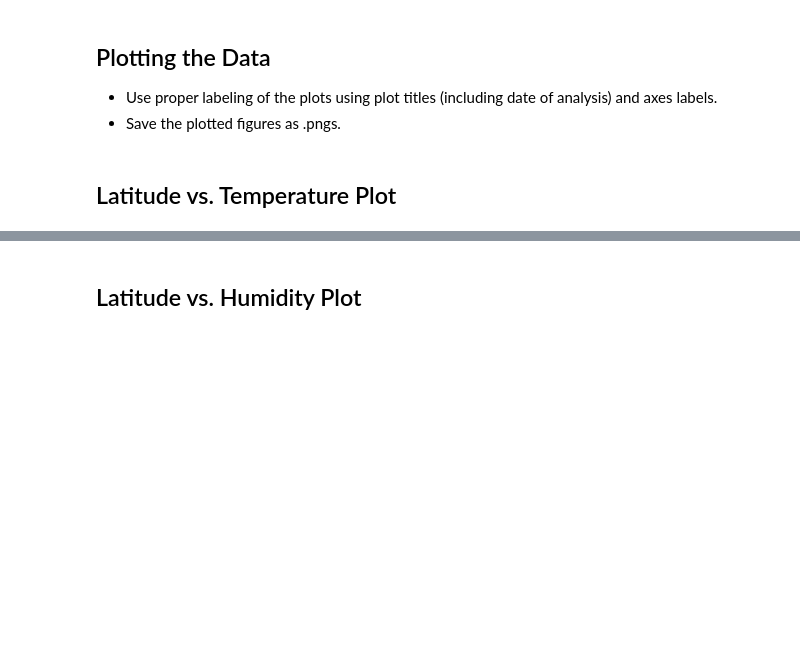
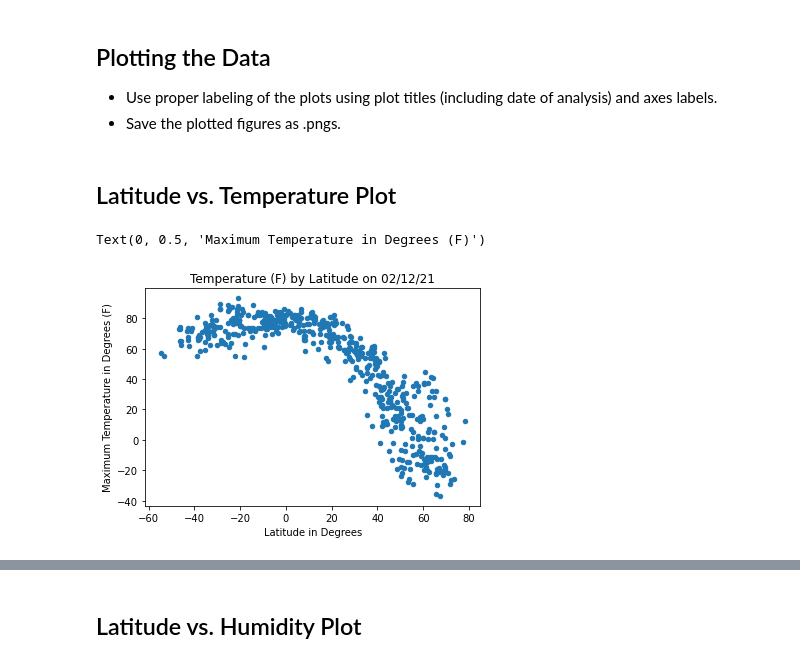
Before and after one commit to NateWitte/python_api_challenge, a Jupyter notebook: WeatherPy/StarterWeatherPy.ipynb, the cells around one changed output, grey strips where cells are left out. Cells and saved outputs as stored; diff of their text form; code cells hidden in the pictures; blank space fills up the shorter version.

Commit message:
Added 4 graphs and descriptions

```diff
--- a/WeatherPy/StarterWeatherPy.ipynb
+++ b/WeatherPy/StarterWeatherPy.ipynb
@@ -215,0 +214,8 @@ today_date=datetime.today().strftime('%m/%d/%y')
+# %%
+today_date=datetime.today().strftime('%m/%d/%y')
+latvstemp=clean_city_data.plot.scatter("Lat","Max Temp", title=(f"Temperature (F) by Latitude on {today_date}"))
+latvstemp.set_xlabel("Latitude in Degrees")
+latvstemp.set_ylabel("Maximum Temperature in Degrees (F)")
+# %% [output]
+Text(0, 0.5, 'Maximum Temperature in Degrees (F)')
+[figure, added]
```
Also changed, not shown: parts of 9 cells of this notebook.
